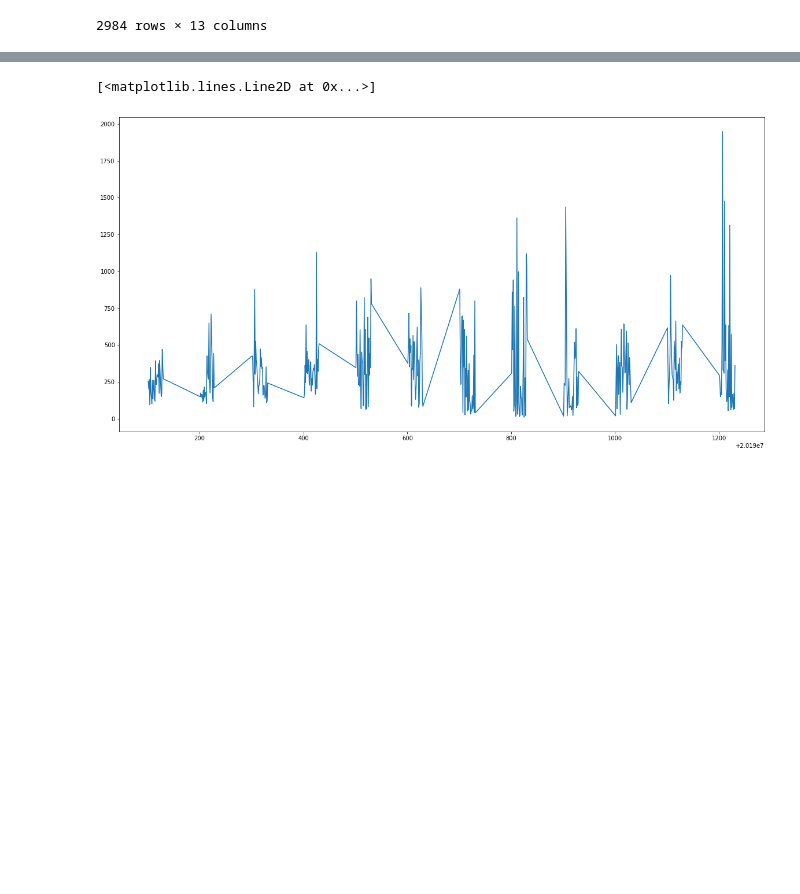
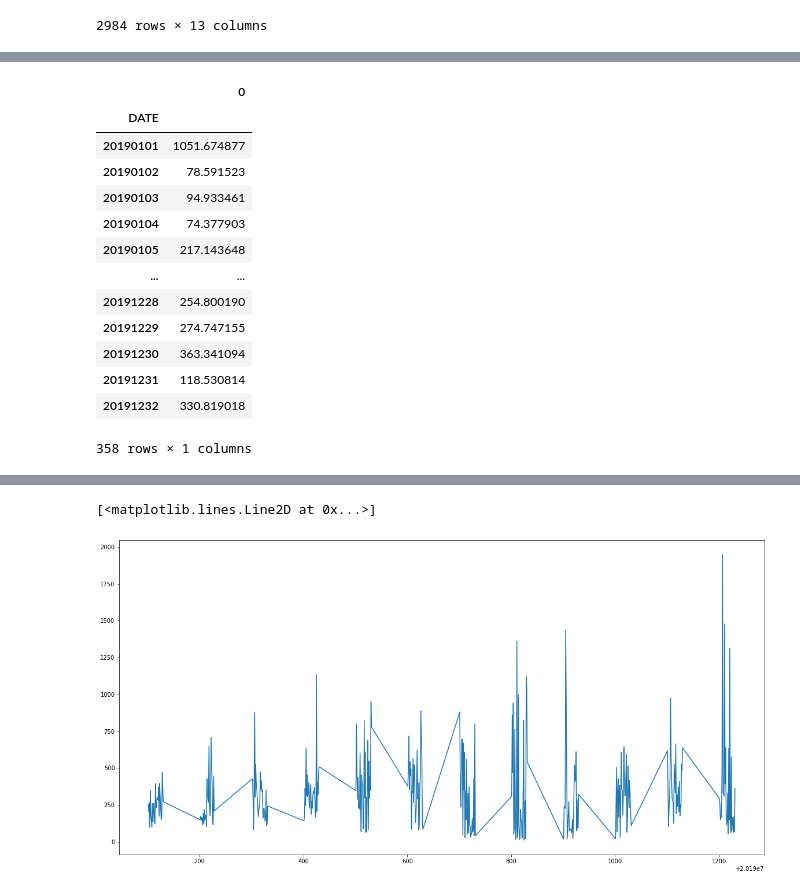
Before and after one commit to HWANG-HOE-SUN/bigcon, a Jupyter notebook: BigCon1.ipynb, the cells around one changed output, grey strips where cells are left out. Saved outputs shown, nothing was run; the diff lists cells and outputs as text; code cells hidden in the pictures; blank space fills up the shorter version.

```diff
--- a/BigCon1.ipynb
+++ b/BigCon1.ipynb
@@ -573,0 +551,17 @@ plt.plot(grouped_day_item.xs('가구')[0])
+# %%
+kitchen_sell_bydate
+# %% [output]
+|  | 0 |
+| DATE |  |
+| 20190101 | 1051.674877 |
+| 20190102 | 78.591523 |
+| 20190103 | 94.933461 |
+| 20190104 | 74.377903 |
+| 20190105 | 217.143648 |
+| ... | ... |
+| 20191228 | 254.800190 |
+| 20191229 | 274.747155 |
+| 20191230 | 363.341094 |
+| 20191231 | 118.530814 |
+| 20191232 | 330.819018 |
+358 rows × 1 columns
```
Also changed, not shown: parts of 42 cells of this notebook.
